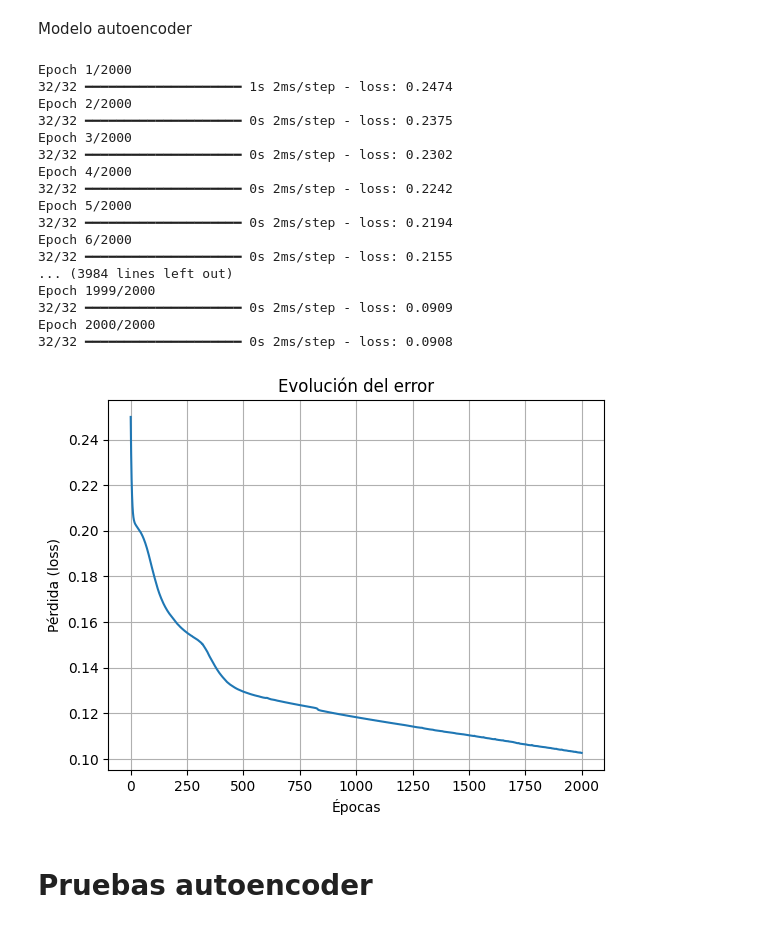
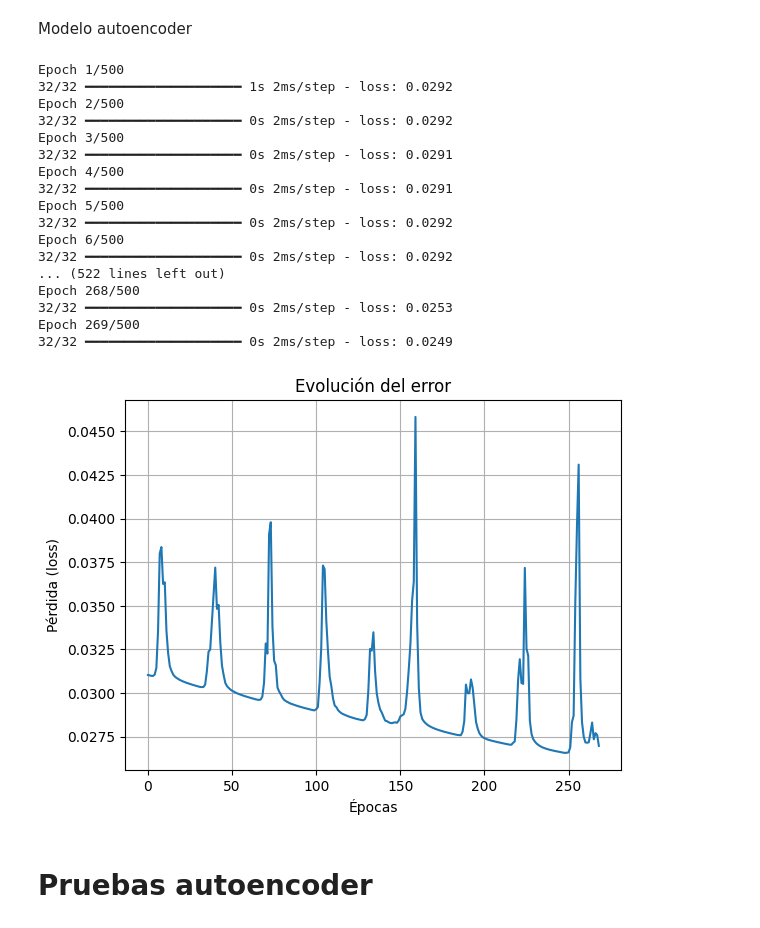
Before and after one commit to matias-cisnero/autoencoder-intro-ia, a Jupyter notebook: autoencoder-keras.ipynb, the cells around one changed output. Saved outputs shown, nothing was run; the diff lists cells and outputs as text; code cells hidden in the pictures.

```diff
--- a/autoencoder-keras.ipynb
+++ b/autoencoder-keras.ipynb
@@ -101,56 +101,56 @@ Modelo autoencoder
 np.random.seed(11)
 tf.random.set_seed(11)
 
-dim1 = 11
-
 entrada = Input(shape=(35,))
 
 # Codificador
-x1 = Dense(dim1, activation='sigmoid', name='oculta1')(entrada)
+x1 = Dense(20, activation='sigmoid')(entrada)
+x1 = Dense(8, activation='sigmoid')(x1)
 latente = Dense(2, activation='sigmoid', name='latente')(x1)
 
 # Decodificador
-x2 = Dense(dim1, activation='sigmoid', name='oculta2')(latente)
-salida = Dense(35, activation='sigmoid', name='salida')(x2)
+x1 = Dense(8, activation='sigmoid')(latente)
+x1 = Dense(20, activation='sigmoid')(x1)
+salida = Dense(35, activation='sigmoid', name='salida')(x1)
 
 # Autoencoder
 autoencoder = Model(inputs=entrada, outputs=salida)
 autoencoder.compile(loss='mse', optimizer=Adam(0.001))
-
-early_stop = EarlyStopping(
-    monitor='loss',       # Podés usar 'val_loss' si tenés validación
-    patience=10,          # Nº de épocas sin mejora antes de frenar
-    restore_best_weights=True  # Para recuperar los pesos óptimos
-)
+# %%
+early_stop = EarlyStopping(
+    monitor='loss',       # Podés usar 'val_loss' si tenés validación
+    patience=20,          # Nº de épocas sin mejora antes de frenar
+    restore_best_weights=True  # Para recuperar los pesos óptimos
+)
 # %%
 # Entrenamiento
-historia = autoencoder.fit(x, x, epochs = 2000, batch_size = 1, shuffle=True, callbacks=[early_stop])
+historia = autoencoder.fit(x, x, epochs = 500, batch_size = 1, shuffle=True, callbacks=[early_stop])
 
 plt.plot(historia.history['loss'])
 plt.xlabel('Épocas')
 plt.ylabel('Pérdida (loss)')
 plt.title('Evolución del error')
 plt.grid()
 plt.show()
 # %% [output]
-Epoch 1/2000
-32/32 ━━━━━━━━━━━━━━━━━━━━ 1s 2ms/step - loss: 0.2474
-Epoch 2/2000
-32/32 ━━━━━━━━━━━━━━━━━━━━ 0s 2ms/step - loss: 0.2375
-Epoch 3/2000
-32/32 ━━━━━━━━━━━━━━━━━━━━ 0s 2ms/step - loss: 0.2302
-Epoch 4/2000
-32/32 ━━━━━━━━━━━━━━━━━━━━ 0s 2ms/step - loss: 0.2242
-Epoch 5/2000
-32/32 ━━━━━━━━━━━━━━━━━━━━ 0s 2ms/step - loss: 0.2194
-Epoch 6/2000
-32/32 ━━━━━━━━━━━━━━━━━━━━ 0s 2ms/step - loss: 0.2155
-... (3984 lines left out)
-Epoch 1999/2000
-32/32 ━━━━━━━━━━━━━━━━━━━━ 0s 2ms/step - loss: 0.0909
-Epoch 2000/2000
-32/32 ━━━━━━━━━━━━━━━━━━━━ 0s 2ms/step - loss: 0.0908
+Epoch 1/500
+32/32 ━━━━━━━━━━━━━━━━━━━━ 1s 2ms/step - loss: 0.0292
+Epoch 2/500
+32/32 ━━━━━━━━━━━━━━━━━━━━ 0s 2ms/step - loss: 0.0292
+Epoch 3/500
+32/32 ━━━━━━━━━━━━━━━━━━━━ 0s 2ms/step - loss: 0.0291
+Epoch 4/500
+32/32 ━━━━━━━━━━━━━━━━━━━━ 0s 2ms/step - loss: 0.0291
+Epoch 5/500
+32/32 ━━━━━━━━━━━━━━━━━━━━ 0s 2ms/step - loss: 0.0292
+Epoch 6/500
+32/32 ━━━━━━━━━━━━━━━━━━━━ 0s 2ms/step - loss: 0.0292
+... (522 lines left out)
+Epoch 268/500
+32/32 ━━━━━━━━━━━━━━━━━━━━ 0s 2ms/step - loss: 0.0253
+Epoch 269/500
+32/32 ━━━━━━━━━━━━━━━━━━━━ 0s 2ms/step - loss: 0.0249
-[figure, old version]
+[figure, new version]
 # %% [markdown]
 # Pruebas autoencoder
 # %% [markdown]
```
Also changed, not shown: parts of 3 cells of this notebook, 2 other files.
